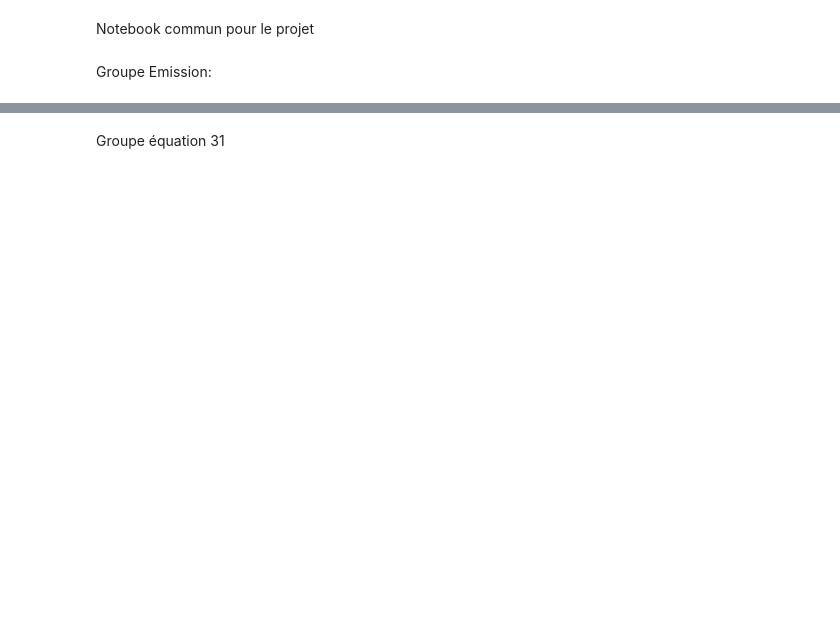
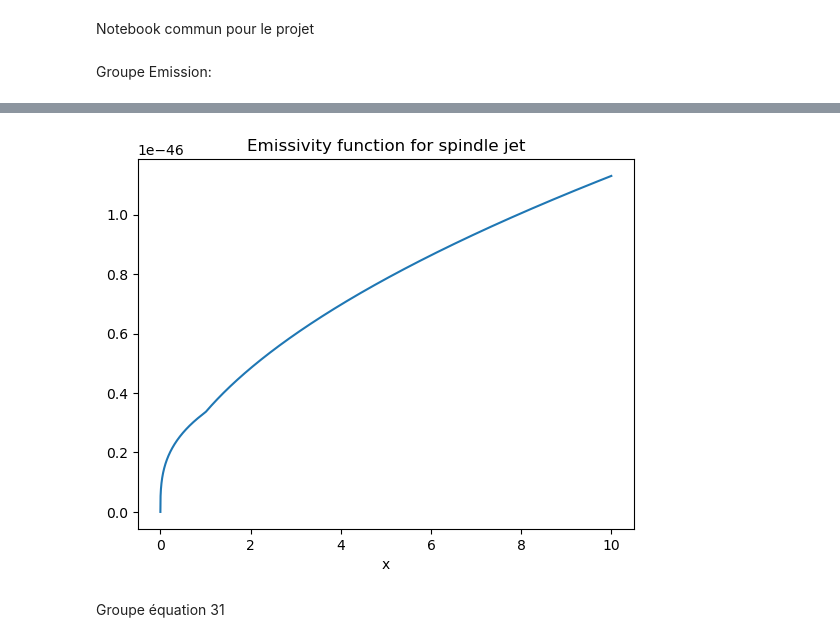
Before and after one commit to quentin-bouquet/Mod-le-Spectro-Temporel-d-mission-d-un-sursaut-gamma, a Jupyter notebook: MAIN.ipynb, the cells around one changed output, grey strips where cells are left out. Drawn from its saved outputs; the diff is of its cells as text; code cells hidden in the pictures; blank space fills up the shorter version.

```diff
--- a/MAIN.ipynb
+++ b/MAIN.ipynb
@@ -73,2 +164,10 @@ def epsilon_prime_nu_prime(epsilon_B, no, t, p, nu_prime):
+# %%
+y_S = Emission_function(Kappa,x,n0,p,epsi_b_SpindleJ,t)
+plt.plot(x,y_S)
+plt.title("Emissivity function for spindle jet")
+plt.xlabel("x")
+plt.show()
+# %% [output]
+[figure, added]
 # %% [markdown]
 Groupe équation 31
```
Also changed, not shown: parts of 4 cells of this notebook.
